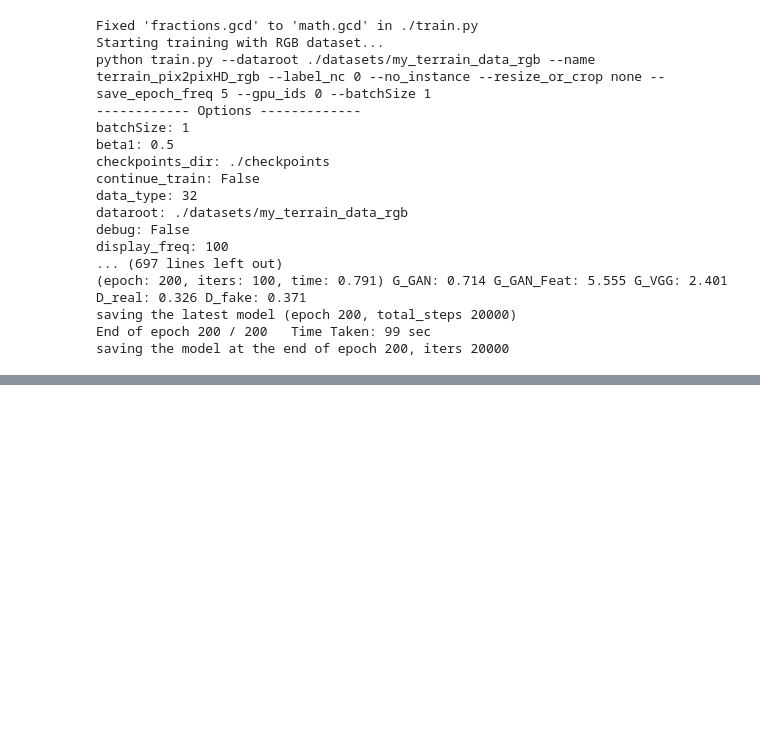
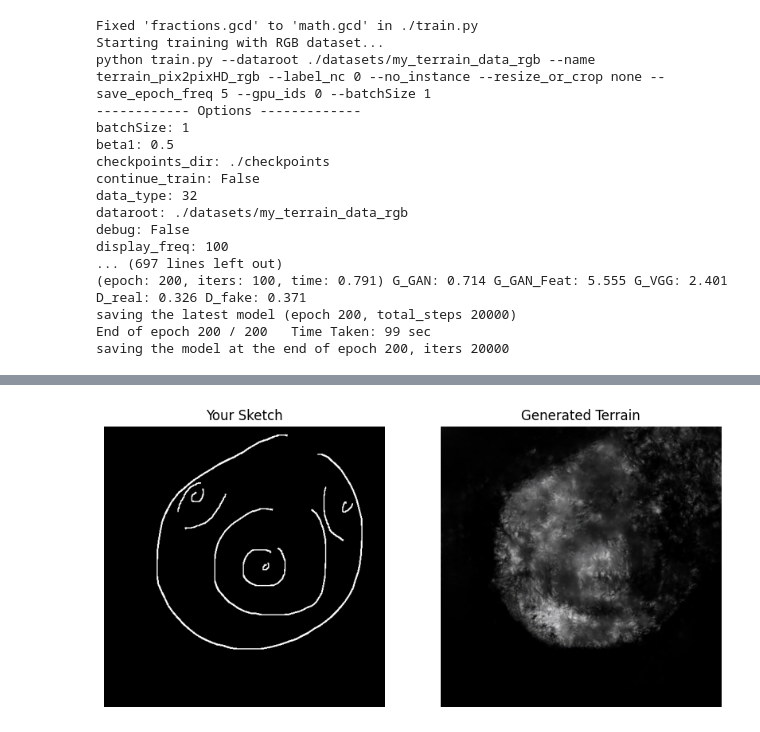
Before and after one commit to dthompson2003/Digital-Imaging-Final, a Jupyter notebook: Data/data.ipynb, the cells around one changed output, grey strips where cells are left out. Drawn from its saved outputs; the diff is of its cells as text; code cells hidden in the pictures; blank space fills up the shorter version.

Commit message:
have the testing and drawing input working

```diff
--- a/Data/data.ipynb
+++ b/Data/data.ipynb
@@ -476,107 +590,63 @@ import numpy as np
 from IPython.display import HTML, display
 from google.colab import output
 import cv2
-import torch
 import base64
 import matplotlib.pyplot as plt
 
 canvas_html = """
-<div style="border: 1px solid #ccc; padding: 20px; width: fit-content; text-align: center; background-color: #f9f9f9; border-radius: 10px;">
-    <canvas id="main_canvas" width="512" height="512" style="border:2px solid #000; cursor: crosshair; background-color: black;"></canvas>
+<div style='border: 1px solid #ccc; padding: 20px; width: fit-content; text-align: center;'>
+    <h3>Draw your terrain edges here</h3>
+    <canvas id='main_canvas' width='512' height='512' style='border:2px solid #000; background: black; cursor: crosshair;'></canvas>
     <br><br>
-    <button id="clear_btn" style="padding: 10px 20px; cursor: pointer;">Clear</button>
-    <button id="finish_btn" style="padding: 10px 20px; cursor: pointer; background-color: #4CAF50; color: white; border: none; border-radius: 5px;">Run Model</button>
+    <button id='clear_btn'>Clear</button>
+    <button id='finish_btn' style='background: #4CAF50; color: white;'>Generate Terrain</button>
 </div>
-
 <script>
     var canvas = document.getElementById('main_canvas');
     var ctx = canvas.getContext('2d');
-    var finish_btn = document.getElementById('finish_btn');
-    var clear_btn = document.getElementById('clear_btn');
     var drawing = false;
-
-    ctx.strokeStyle = "white";
+    ctx.strokeStyle = 'white';
     ctx.lineWidth = 2;
-    ctx.lineCap = "round";
-    ctx.lineJoin = "round";
 
     canvas.addEventListener('mousedown', (e) => { drawing = true; ctx.beginPath(); ctx.moveTo(e.offsetX, e.offsetY); });
     canvas.addEventListener('mousemove', (e) => { if(drawing) { ctx.lineTo(e.offsetX, e.offsetY); ctx.stroke(); } });
     canvas.addEventListener('mouseup', () => { drawing = false; });
+    document.getElementById('clear_btn').onclick = () => ctx.clearRect(0, 0, 512, 512);
 
-    clear_btn.onclick = () => { ctx.clearRect(0, 0, canvas.width, canvas.height); };
-
-    // This function returns a promise that Colab's eval_js will wait for
     var getCanvasData = new Promise(resolve => {
-        finish_btn.onclick = () => {
-            resolve(canvas.toDataURL('image/png'));
-        };
+        document.getElementById('finish_btn').onclick = () => resolve(canvas.toDataURL('image/png'));
     });
 </script>
 """
 
 def get_prediction():
     display(HTML(canvas_html))
-
     data_url = output.eval_js("getCanvasData")
 
-    try:
-        header, encoded = data_url.split(",", 1)
-        binary = base64.b64decode(encoded)
-        nparr = np.frombuffer(binary, np.uint8)
+    # Decode image
+    encoded = data_url.split(",")[1]
+    nparr = np.frombuffer(base64.b64decode(encoded), np.uint8)
+    img = cv2.imdecode(nparr, cv2.IMREAD_COLOR)
+    img_rgb = cv2.cvtColor(img, cv2.COLOR_BGR2RGB)
 
-        # One or the other, think they are the same
-        img = cv2.imdecode(nparr, cv2.IMREAD_UNCHANGED)
-        img = cv2.imdecode(nparr, cv2.IMREAD_COLOR)
+    # Preprocess for pix2pixHD
+    img_t = torch.from_numpy(img_rgb).permute(2, 0, 1).float().unsqueeze(0)
+    img_t = (img_t / 127.5) - 1.0 # Scale to [-1, 1]
 
-        # Correct size assurance
-        img = cv2.resize(img_gray, (512, 512), interpolation=cv2.INTER_AREA)
+    # Inference
+    with torch.no_grad():
+        generated = model.inference(img_t.to(device), None)
 
-        # Just in case, might not need it since it might already be as RGB
-        img_color = cv2.cvtColor(img, cv2.COLOR_BGR2RBG)
+    # Post-process
+    res = generated.squeeze().cpu().numpy()
+    res = (np.transpose(res, (1, 2, 0)) + 1) / 2.0
+    res = np.clip(res, 0, 1)
 
-        # normalization
-        img = img_color.astype(np.float32) / 255.0
-        img = (img - 0.5) / 0.5
+    plt.figure(figsize=(10, 5))
+    plt.subplot(1, 2, 1); plt.imshow(img_rgb); plt.title("Your Sketch"); plt.axis('off')
+    plt.subplot(1, 2, 2); plt.imshow(res); plt.title("Generated Terrain"); plt.axis('off')
+    plt.show()
 
-        # Turn into a tensor
-        img_tensor = torch.from_numpy(img)
-        img_tensor = img_tensor.permute(2, 0, 1)
-        img_tensor = img_tensor.unsqueeze(0).to(device)
-
-
-        # Testing
-        model.eval()
-        with torch.no_grad():
-            fake = model.inference(img_tensor)
-            # or: model(data, mode="inference") depending on the repository strucure
-
-        fake = fake.squeeze().cpu().numpy()
-        fake = (fake + 1) / 2
-        fake = np.transpose(fake, (1, 2, 0))
-
-
-        # Display result
-        plt.figure(figsize=(5, 5))
-        plt.imshow(fake)
-        plt.title("Generated Heightmap")
-        plt.axis('off')
-        plt.show()
-
-    except Exception as e:
-        print(f"Error: {e}")
-
-# Run the test
 get_prediction()
-
-
-# 1. Canvas
-# 2. Convert to RGB
-# 3. Ensure 512×512
-# 4. Normalize to [-1,1]
-# 5. Convert to Tensors: (1, 3, 512, 512)
-# 6. pix2pixHD Generator
-# 7. Output (heightmap)
-# 8. Convert to displayable image
 # %% [output]
 [interactive output not drawn]
@@ -583,0 +653 @@ Error: name 'img_gray' is not defined
+[figure, added]
```
Also changed, not shown: parts of 13 cells of this notebook.
